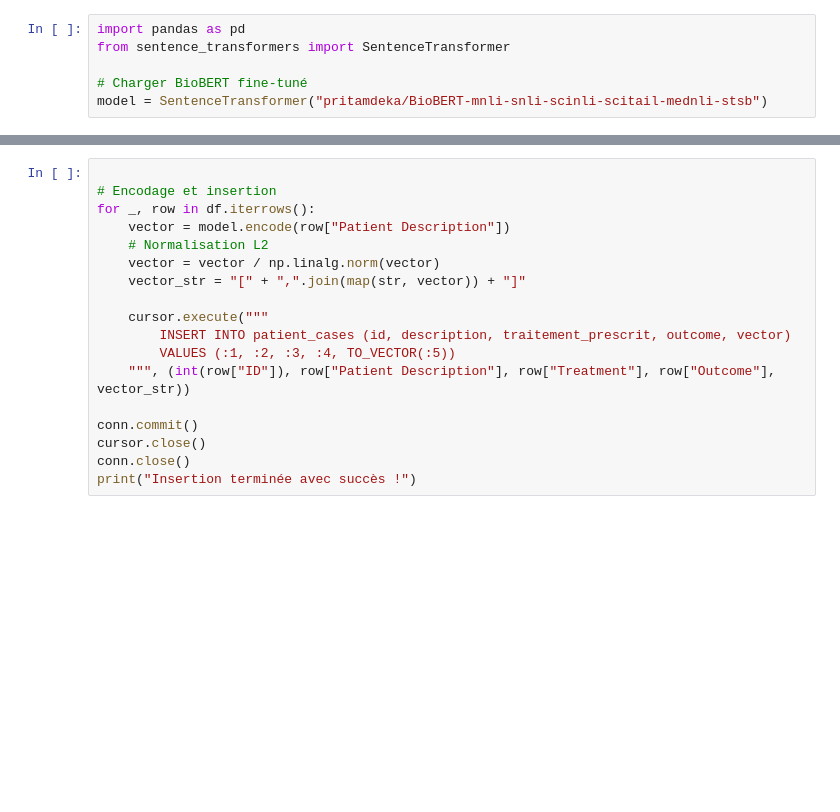
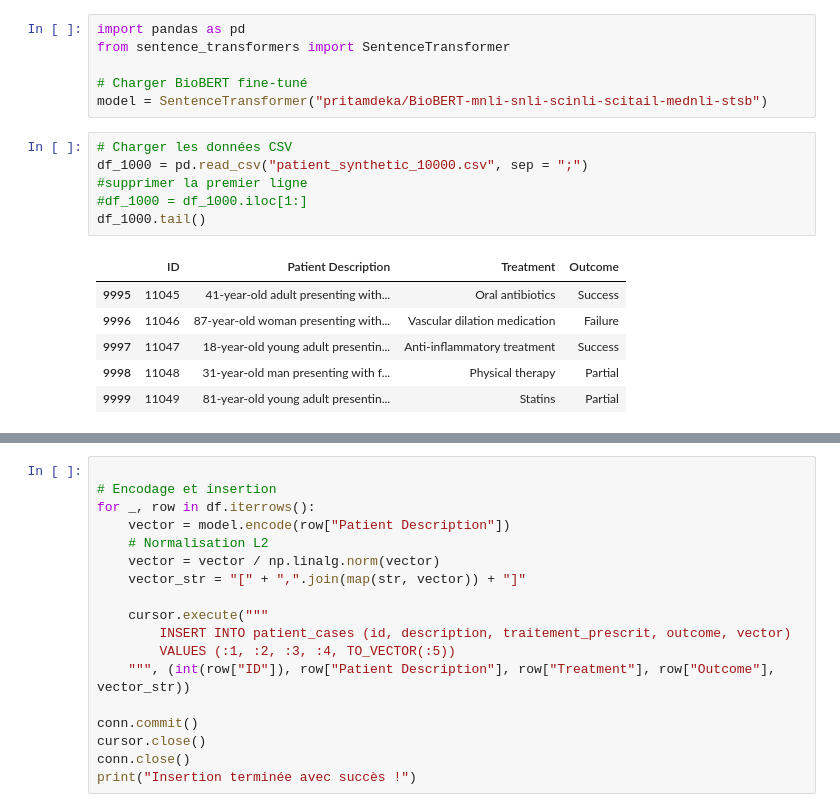
Before and after one commit to KoungaRyan/Oracle_vectorBase, a Jupyter notebook: use case/Text_data_treatment.ipynb, the cells around one changed output, grey strips where cells are left out. Saved outputs shown, nothing was run; the diff lists cells and outputs as text; blank space fills up the shorter version.

Commit message:
Exploratory data analysis with vector search and more additional patient case data added

```diff
--- a/use case/Text_data_treatment.ipynb
+++ b/use case/Text_data_treatment.ipynb
@@ -26,3 +225,16 @@ from sentence_transformers import SentenceTransformer
 
 # Charger BioBERT fine-tuné
 model = SentenceTransformer("pritamdeka/BioBERT-mnli-snli-scinli-scitail-mednli-stsb")
+# %%
+# Charger les données CSV
+df_1000 = pd.read_csv("patient_synthetic_10000.csv", sep = ";")
+#supprimer la premier ligne
+#df_1000 = df_1000.iloc[1:]
+df_1000.tail()
+# %% [output]
+|  | ID | Patient Description | Treatment | Outcome |
+| 9995 | 11045 | 41-year-old adult presenting with... | Oral antibiotics | Success |
+| 9996 | 11046 | 87-year-old woman presenting with... | Vascular dilation medication | Failure |
+| 9997 | 11047 | 18-year-old young adult presentin... | Anti-inflammatory treatment | Success |
+| 9998 | 11048 | 31-year-old man presenting with f... | Physical therapy | Partial |
+| 9999 | 11049 | 81-year-old young adult presentin... | Statins | Partial |
```
Also changed, not shown: parts of 8 cells of this notebook, 21 other files.
